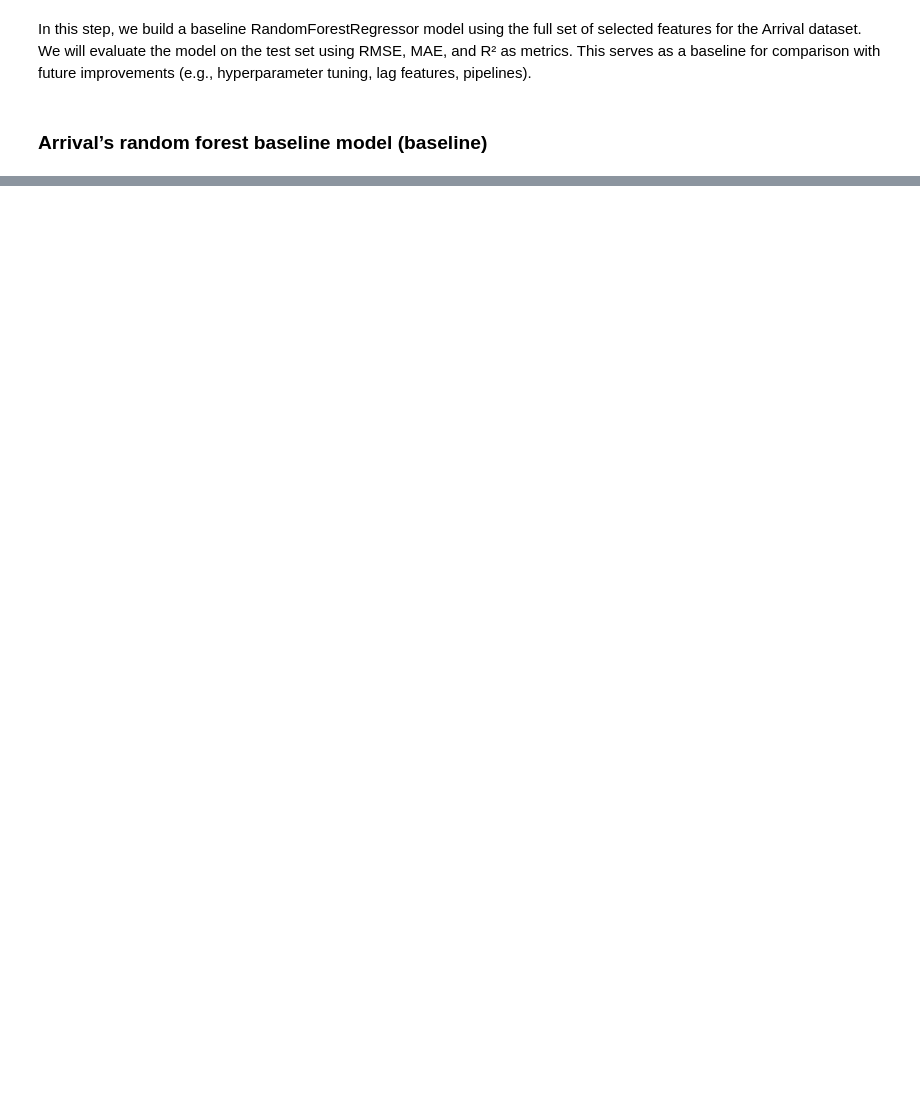
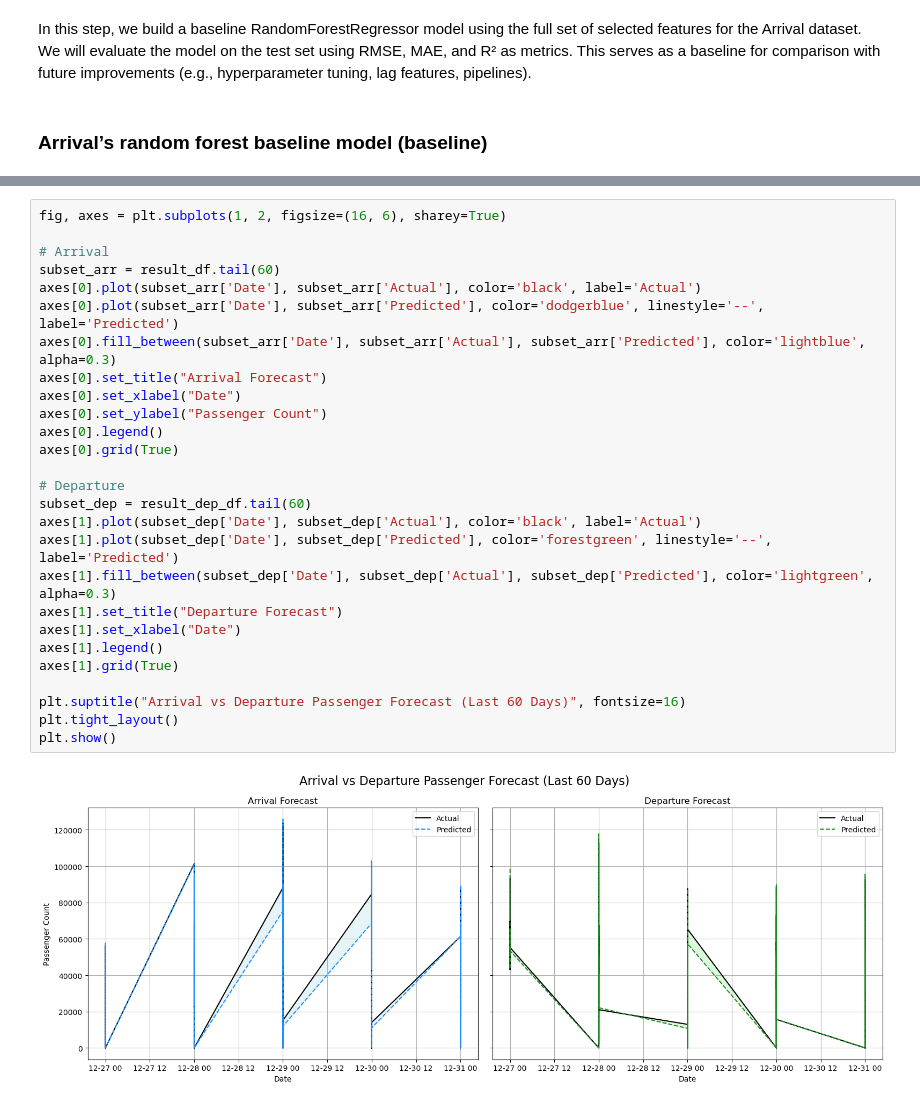
Before and after one commit to AB-IN-lsy/cs5483_g29, a Jupyter notebook: Daily_passenger_traffic_statistics_forecast.ipynb, the cells around one changed output, grey strips where cells are left out. Drawn from its saved outputs; the diff is of its cells as text; blank space fills up the shorter version.

```diff
--- a/Daily_passenger_traffic_statistics_forecast.ipynb
+++ b/Daily_passenger_traffic_statistics_forecast.ipynb
@@ -234,0 +666,29 @@ R²: 0.9169
+# %%
+fig, axes = plt.subplots(1, 2, figsize=(16, 6), sharey=True)
+
+# Arrival
+subset_arr = result_df.tail(60)
+axes[0].plot(subset_arr['Date'], subset_arr['Actual'], color='black', label='Actual')
+axes[0].plot(subset_arr['Date'], subset_arr['Predicted'], color='dodgerblue', linestyle='--', label='Predicted')
+axes[0].fill_between(subset_arr['Date'], subset_arr['Actual'], subset_arr['Predicted'], color='lightblue', alpha=0.3)
+axes[0].set_title("Arrival Forecast")
+axes[0].set_xlabel("Date")
+axes[0].set_ylabel("Passenger Count")
+axes[0].legend()
+axes[0].grid(True)
+
+# Departure
+subset_dep = result_dep_df.tail(60)
+axes[1].plot(subset_dep['Date'], subset_dep['Actual'], color='black', label='Actual')
+axes[1].plot(subset_dep['Date'], subset_dep['Predicted'], color='forestgreen', linestyle='--', label='Predicted')
+axes[1].fill_between(subset_dep['Date'], subset_dep['Actual'], subset_dep['Predicted'], color='lightgreen', alpha=0.3)
+axes[1].set_title("Departure Forecast")
+axes[1].set_xlabel("Date")
+axes[1].legend()
+axes[1].grid(True)
+
+plt.suptitle("Arrival vs Departure Passenger Forecast (Last 60 Days)", fontsize=16)
+plt.tight_layout()
+plt.show()
+# %% [output]
+[figure, added]
```
Also changed, not shown: parts of 41 cells of this notebook.
